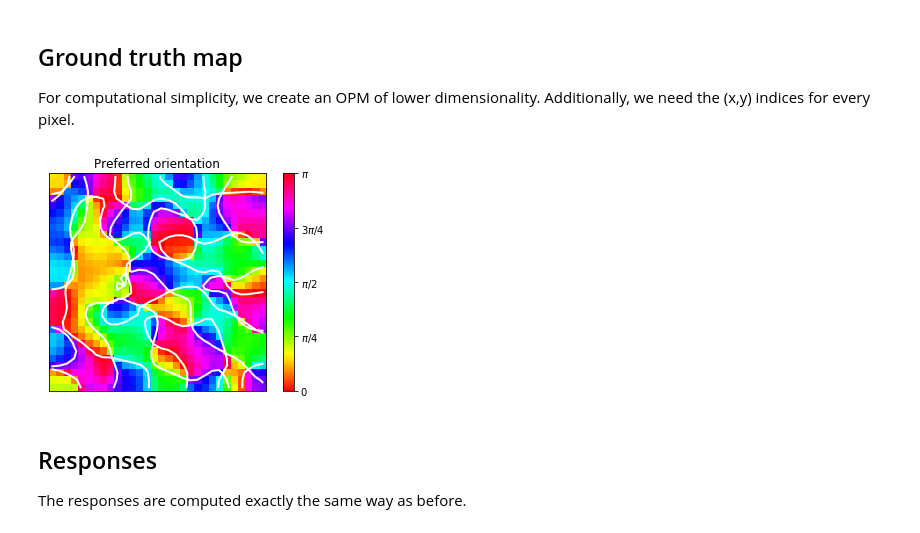
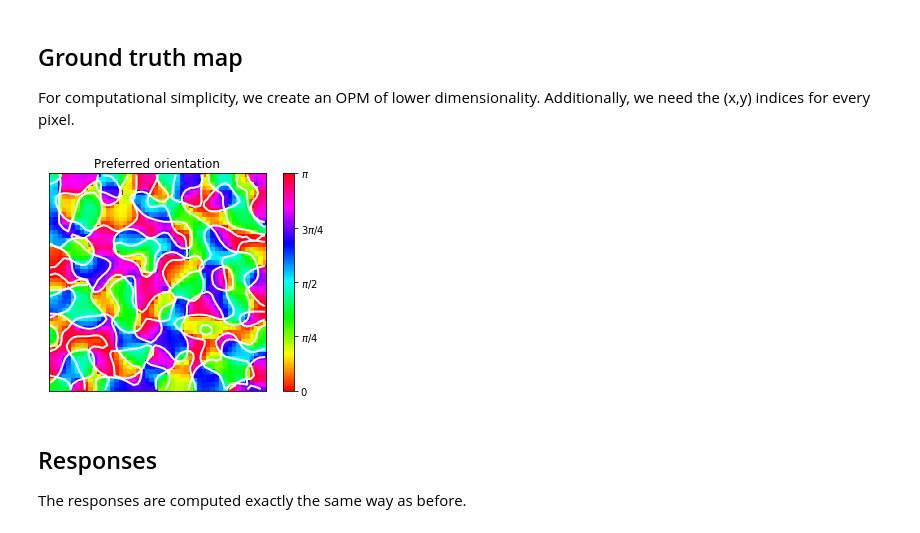
Before and after one commit to mackelab/gp-maps-python, a Jupyter notebook: BayesianOPM.ipynb, the cells around one changed output. Drawn from its saved outputs; the diff is of its cells as text; code cells hidden in the pictures.

```diff
--- a/BayesianOPM.ipynb
+++ b/BayesianOPM.ipynb
@@ -17,22 +17,22 @@ from gp import GaussianProcessOPM
 
 For computational simplicity, we create an OPM of lower dimensionality. Additionally, we need the (x,y) indices for every pixel.
 # %%
-size = 30
+size = 50
 
 n = size**2
 d = 3
 
 # ground truth opm
 m = make_opm(size=size, sigma=2., k=2.)
 
 f, ax = plot_opm(m)
 plot_pinwheels(m, ax)
 
 plt.show()
 
 idx = get_indices(size)
 # %% [output]
-[figure, old version]
+[figure, new version]
 # %% [markdown]
 ## Responses
 The responses are computed exactly the same way as before.
```
Also changed, not shown: parts of 4 cells of this notebook, 1 other file.
